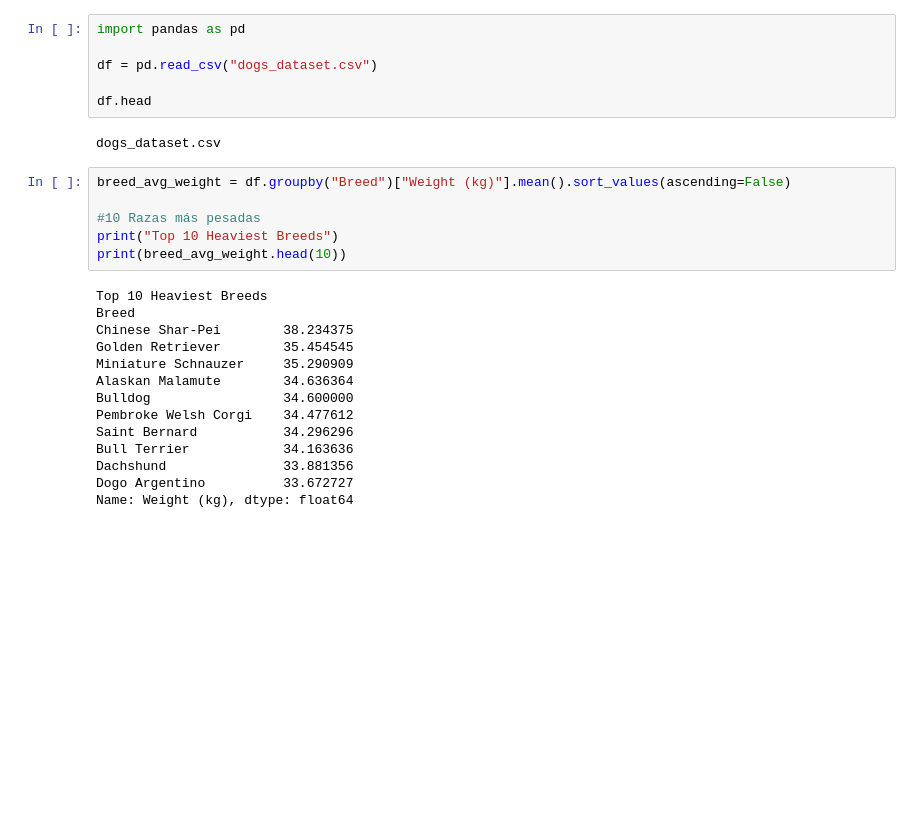
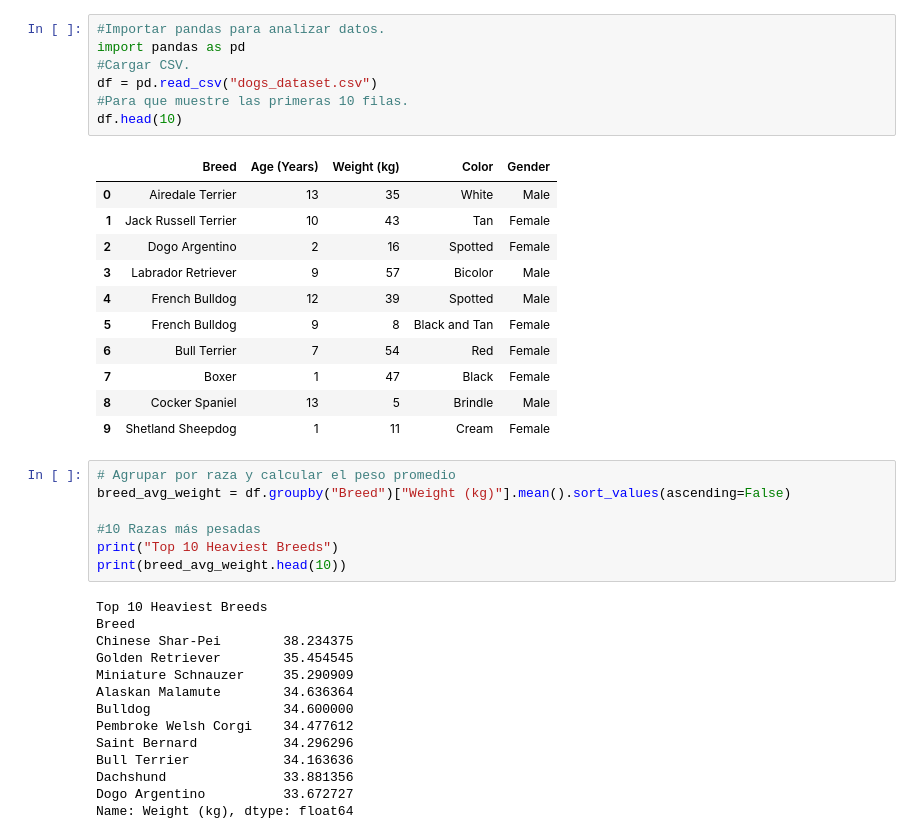
Before and after one commit to LiChencl/Portafolio, a Jupyter notebook: Dog_Dataset.ipynb, the cells around one changed output. Cells and saved outputs as stored; diff of their text form; blank space fills up the shorter version.

```diff
--- a/Dog_Dataset.ipynb
+++ b/Dog_Dataset.ipynb
@@ -9,12 +10,24 @@ Saving dogs_dataset.csv to dogs_dataset.csv
 # %%
+#Importar pandas para analizar datos.
 import pandas as pd
-
+#Cargar CSV.
 df = pd.read_csv("dogs_dataset.csv")
-
-df.head
+#Para que muestre las primeras 10 filas.
+df.head(10)
 # %% [output]
-dogs_dataset.csv
+|  | Breed | Age (Years) | Weight (kg) | Color | Gender |
+| 0 | Airedale Terrier | 13 | 35 | White | Male |
+| 1 | Jack Russell Terrier | 10 | 43 | Tan | Female |
+| 2 | Dogo Argentino | 2 | 16 | Spotted | Female |
+| 3 | Labrador Retriever | 9 | 57 | Bicolor | Male |
+| 4 | French Bulldog | 12 | 39 | Spotted | Male |
+| 5 | French Bulldog | 9 | 8 | Black and Tan | Female |
+| 6 | Bull Terrier | 7 | 54 | Red | Female |
+| 7 | Boxer | 1 | 47 | Black | Female |
+| 8 | Cocker Spaniel | 13 | 5 | Brindle | Male |
+| 9 | Shetland Sheepdog | 1 | 11 | Cream | Female |
 # %%
+# Agrupar por raza y calcular el peso promedio
 breed_avg_weight = df.groupby("Breed")["Weight (kg)"].mean().sort_values(ascending=False)
 
 #10 Razas más pesadas
```
Also changed, not shown: parts of 6 cells of this notebook.
